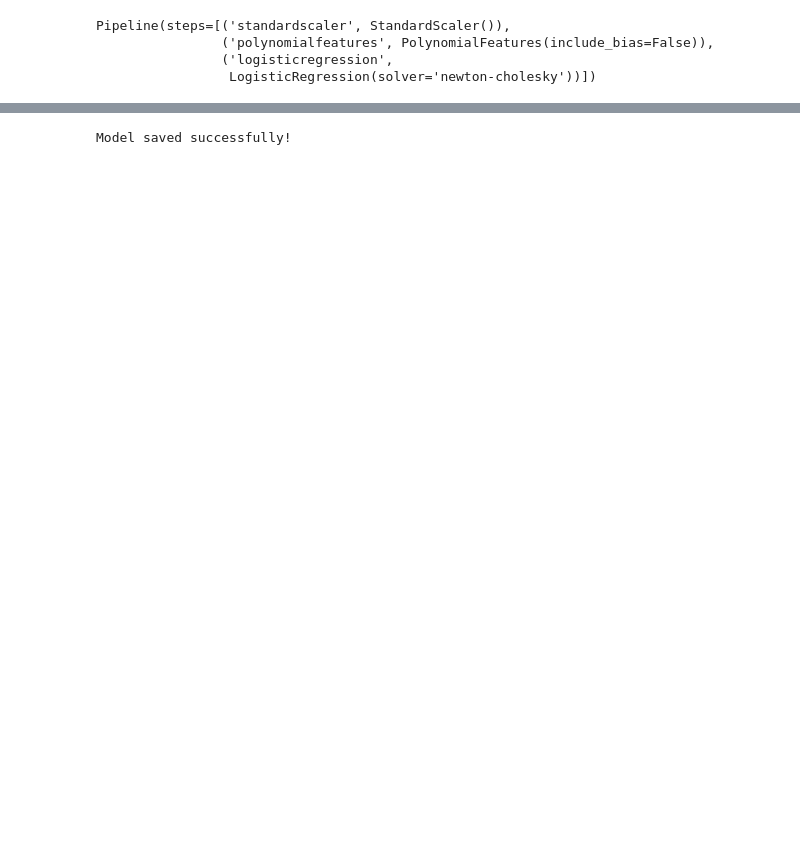
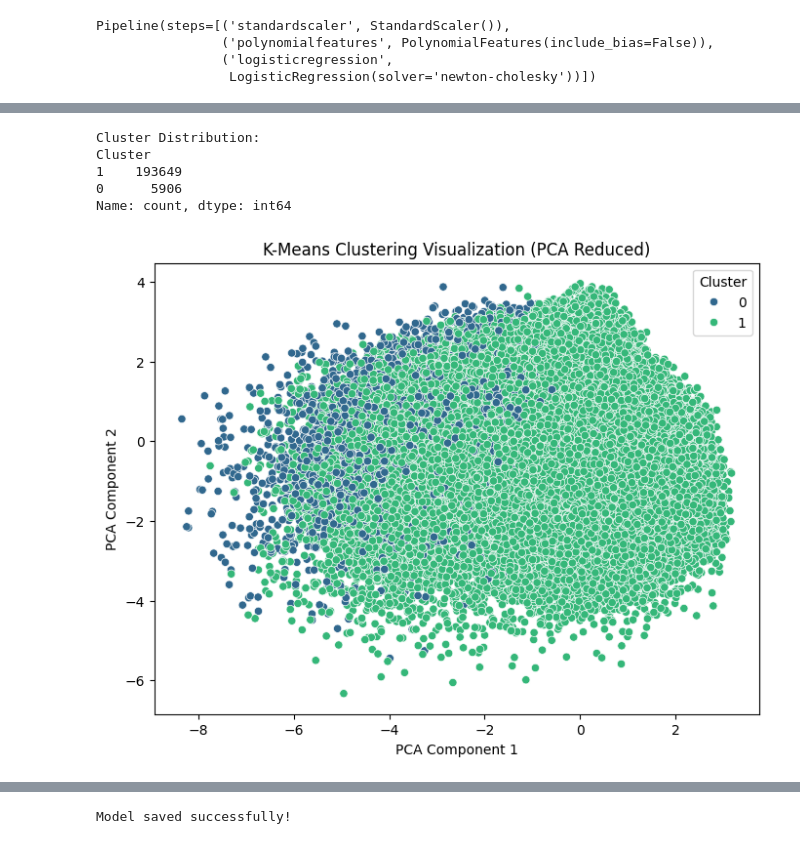
Before and after one commit to crypt0kitik/Deep_Learning, a Jupyter notebook: 2 - ANN for classification/04 - Logistic_regression.ipynb, the cells around one changed output, grey strips where cells are left out. Drawn from its saved outputs; the diff is of its cells as text; code cells hidden in the pictures; blank space fills up the shorter version.

```diff
--- a/2 - ANN for classification/04 - Logistic_regression.ipynb
+++ b/2 - ANN for classification/04 - Logistic_regression.ipynb
@@ -83 +87,54 @@ Model overall accuracy: 92.74%
+# %%
+import pandas as pd
+import numpy as np
+from sklearn.cluster import KMeans
+from sklearn.preprocessing import StandardScaler
+from sklearn.decomposition import PCA
+import matplotlib.pyplot as plt
+import seaborn as sns
+
+X_scaled = sc.fit_transform(X)
+
+# Apply K-Means Clustering
+kmeans = KMeans(n_clusters=2, random_state=42)  # Adjust n_clusters if needed
+kmeans.fit(X_scaled)
+
+# Add cluster labels to the original dataset
+df["Cluster"] = kmeans.labels_
+
+# Print the number of samples in each cluster
+print("Cluster Distribution:")
+print(df["Cluster"].value_counts())
+
+# Visualize the Clusters using PCA (reduce dimensions to 2D for visualization)
+pca = PCA(n_components=2)
+X_pca = pca.fit_transform(X_scaled)
+
+# Create a DataFrame with PCA results
+pca_df = pd.DataFrame(X_pca, columns=["PCA1", "PCA2"])
+pca_df["Cluster"] = kmeans.labels_
+
+# Plot the clusters
+plt.figure(figsize=(8, 6))
+sns.scatterplot(
+    x="PCA1",
+    y="PCA2",
+    hue="Cluster",
+    palette="viridis",
+    data=pca_df,
+    legend="full"
+)
+plt.title("K-Means Clustering Visualization (PCA Reduced)")
+plt.xlabel("PCA Component 1")
+plt.ylabel("PCA Component 2")
+plt.show()
+
+# hmm, I was thinking that there is less overlap
+# %% [output]
+Cluster Distribution:
+Cluster
+1    193649
+0      5906
+Name: count, dtype: int64
+[figure, added]
 # %%
```
Also changed, not shown: parts of 6 cells of this notebook, 5 other files.
